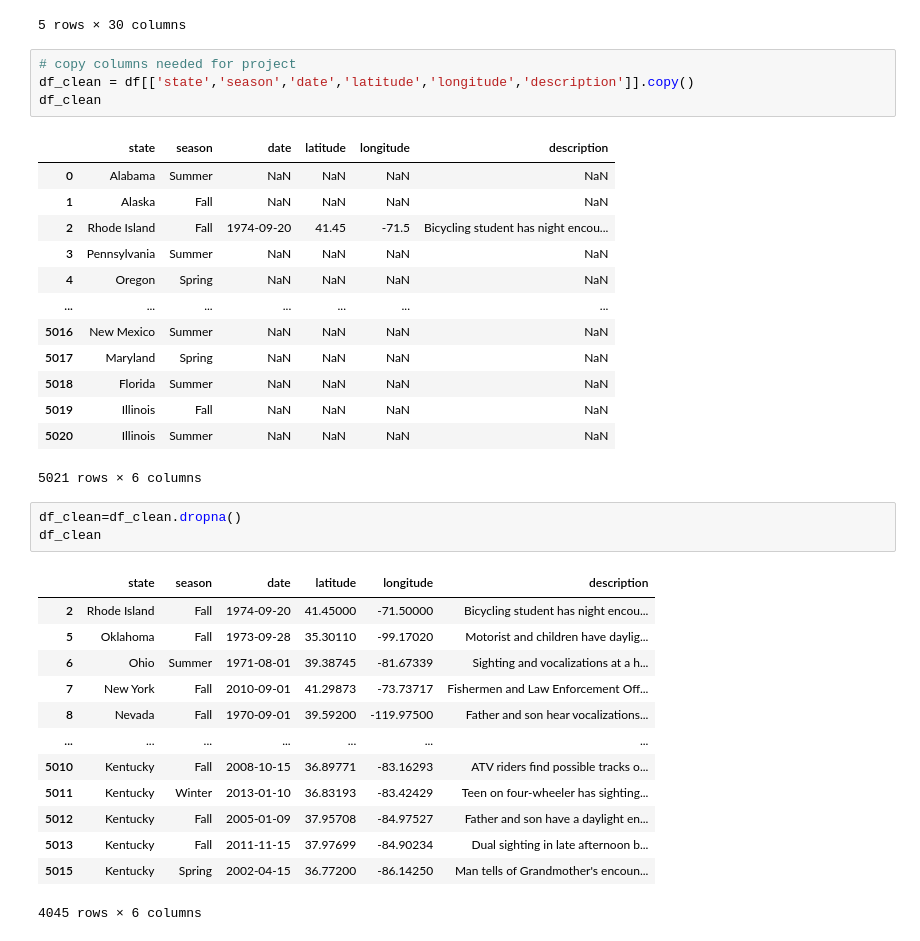
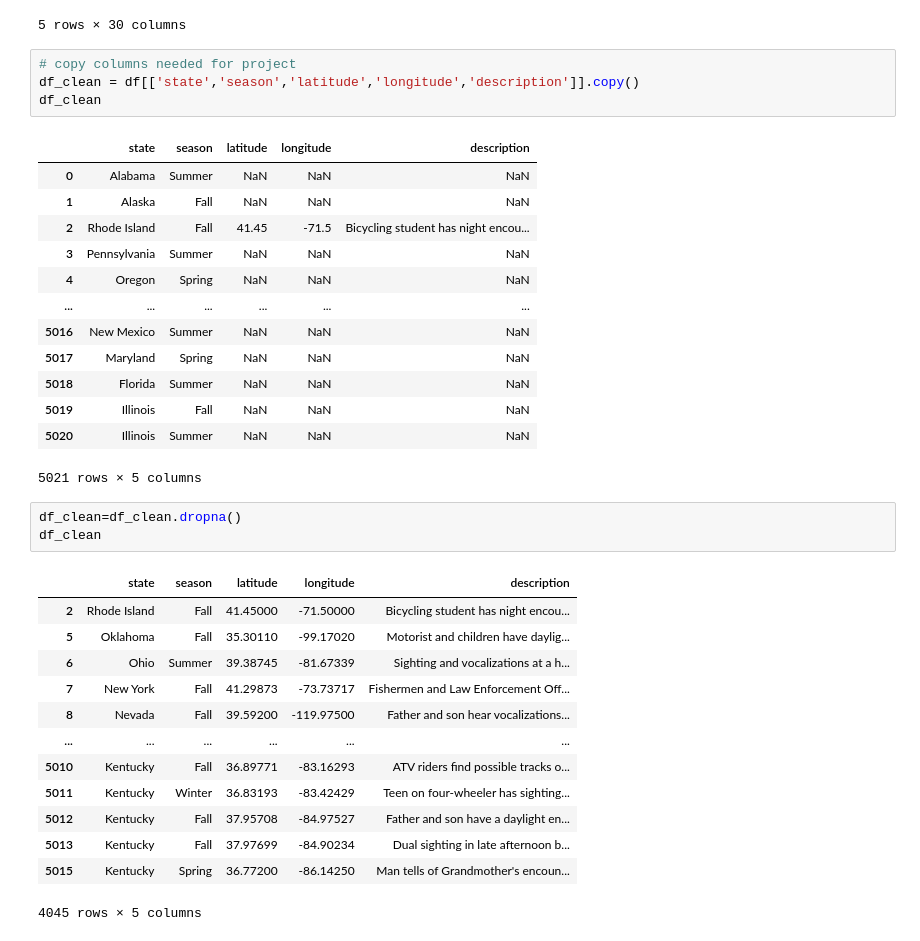
Before and after one commit to mstasmoore/Project-3, a Jupyter notebook: bigfoot1.ipynb, the cells around one changed output. Cells and saved outputs as stored; diff of their text form.

```diff
--- a/bigfoot1.ipynb
+++ b/bigfoot1.ipynb
@@ -42,36 +42,36 @@ df.head()
 5 rows × 30 columns
 # %%
 # copy columns needed for project
-df_clean = df[['state','season','date','latitude','longitude','description']].copy()
+df_clean = df[['state','season','latitude','longitude','description']].copy()
 df_clean
 # %% [output]
-|  | state | season | date | latitude | longitude | description |
-| 0 | Alabama | Summer | NaN | NaN | NaN | NaN |
-| 1 | Alaska | Fall | NaN | NaN | NaN | NaN |
-| 2 | Rhode Island | Fall | 1974-09-20 | 41.45 | -71.5 | Bicycling student has night encou... |
-| 3 | Pennsylvania | Summer | NaN | NaN | NaN | NaN |
-| 4 | Oregon | Spring | NaN | NaN | NaN | NaN |
-| ... | ... | ... | ... | ... | ... | ... |
-| 5016 | New Mexico | Summer | NaN | NaN | NaN | NaN |
-| 5017 | Maryland | Spring | NaN | NaN | NaN | NaN |
-| 5018 | Florida | Summer | NaN | NaN | NaN | NaN |
-| 5019 | Illinois | Fall | NaN | NaN | NaN | NaN |
-| 5020 | Illinois | Summer | NaN | NaN | NaN | NaN |
+|  | state | season | latitude | longitude | description |
+| 0 | Alabama | Summer | NaN | NaN | NaN |
+| 1 | Alaska | Fall | NaN | NaN | NaN |
+| 2 | Rhode Island | Fall | 41.45 | -71.5 | Bicycling student has night encou... |
+| 3 | Pennsylvania | Summer | NaN | NaN | NaN |
+| 4 | Oregon | Spring | NaN | NaN | NaN |
+| ... | ... | ... | ... | ... | ... |
+| 5016 | New Mexico | Summer | NaN | NaN | NaN |
+| 5017 | Maryland | Spring | NaN | NaN | NaN |
+| 5018 | Florida | Summer | NaN | NaN | NaN |
+| 5019 | Illinois | Fall | NaN | NaN | NaN |
+| 5020 | Illinois | Summer | NaN | NaN | NaN |
-5021 rows × 6 columns
+5021 rows × 5 columns
 # %%
 df_clean=df_clean.dropna()
 df_clean
 # %% [output]
-|  | state | season | date | latitude | longitude | description |
-| 2 | Rhode Island | Fall | 1974-09-20 | 41.45000 | -71.50000 | Bicycling student has night encou... |
-| 5 | Oklahoma | Fall | 1973-09-28 | 35.30110 | -99.17020 | Motorist and children have daylig... |
-| 6 | Ohio | Summer | 1971-08-01 | 39.38745 | -81.67339 | Sighting and vocalizations at a h... |
-| 7 | New York | Fall | 2010-09-01 | 41.29873 | -73.73717 | Fishermen and Law Enforcement Off... |
-| 8 | Nevada | Fall | 1970-09-01 | 39.59200 | -119.97500 | Father and son hear vocalizations... |
-| ... | ... | ... | ... | ... | ... | ... |
-| 5010 | Kentucky | Fall | 2008-10-15 | 36.89771 | -83.16293 | ATV riders find possible tracks o... |
-| 5011 | Kentucky | Winter | 2013-01-10 | 36.83193 | -83.42429 | Teen on four-wheeler has sighting... |
-| 5012 | Kentucky | Fall | 2005-01-09 | 37.95708 | -84.97527 | Father and son have a daylight en... |
-| 5013 | Kentucky | Fall | 2011-11-15 | 37.97699 | -84.90234 | Dual sighting in late afternoon b... |
-| 5015 | Kentucky | Spring | 2002-04-15 | 36.77200 | -86.14250 | Man tells of Grandmother's encoun... |
+|  | state | season | latitude | longitude | description |
+| 2 | Rhode Island | Fall | 41.45000 | -71.50000 | Bicycling student has night encou... |
+| 5 | Oklahoma | Fall | 35.30110 | -99.17020 | Motorist and children have daylig... |
+| 6 | Ohio | Summer | 39.38745 | -81.67339 | Sighting and vocalizations at a h... |
+| 7 | New York | Fall | 41.29873 | -73.73717 | Fishermen and Law Enforcement Off... |
+| 8 | Nevada | Fall | 39.59200 | -119.97500 | Father and son hear vocalizations... |
+| ... | ... | ... | ... | ... | ... |
+| 5010 | Kentucky | Fall | 36.89771 | -83.16293 | ATV riders find possible tracks o... |
+| 5011 | Kentucky | Winter | 36.83193 | -83.42429 | Teen on four-wheeler has sighting... |
+| 5012 | Kentucky | Fall | 37.95708 | -84.97527 | Father and son have a daylight en... |
+| 5013 | Kentucky | Fall | 37.97699 | -84.90234 | Dual sighting in late afternoon b... |
+| 5015 | Kentucky | Spring | 36.77200 | -86.14250 | Man tells of Grandmother's encoun... |
-4045 rows × 6 columns
+4045 rows × 5 columns
```
Also changed, not shown: parts of 6 cells of this notebook, 2 other files.
